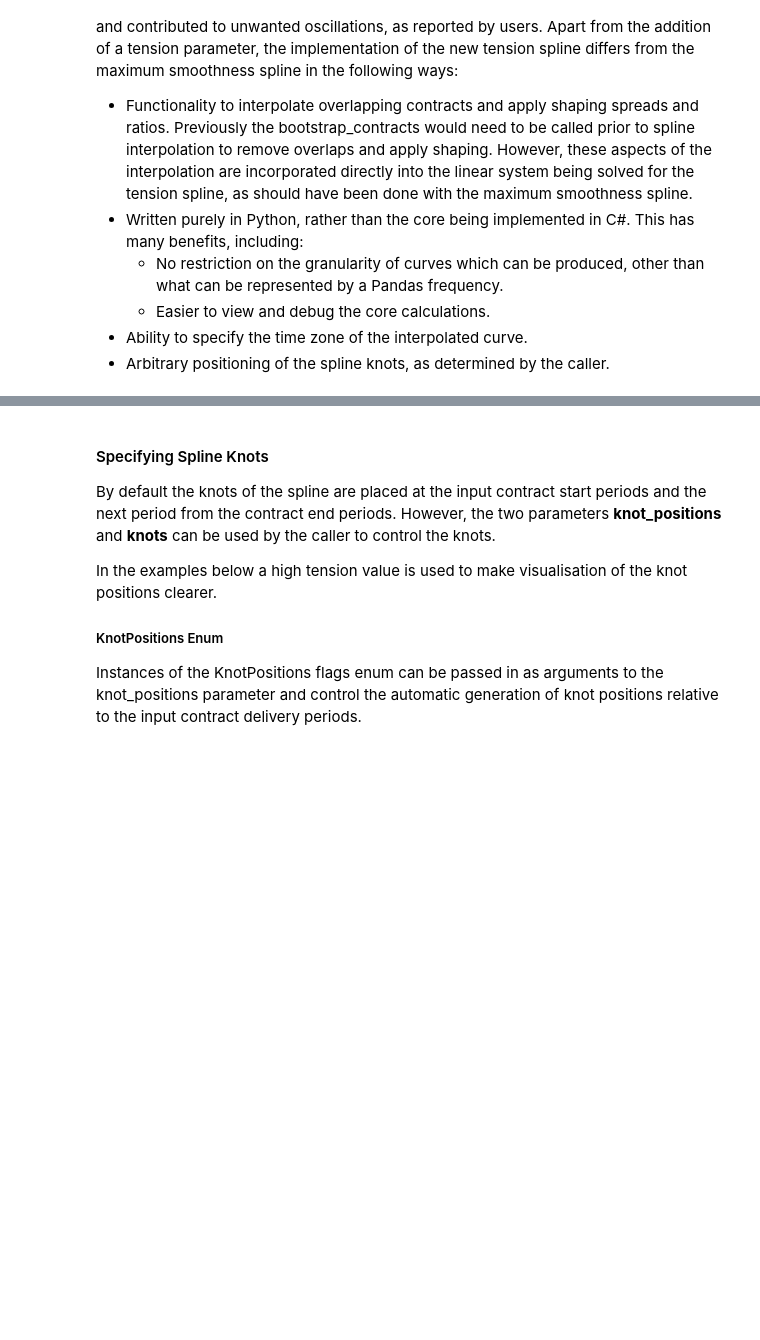
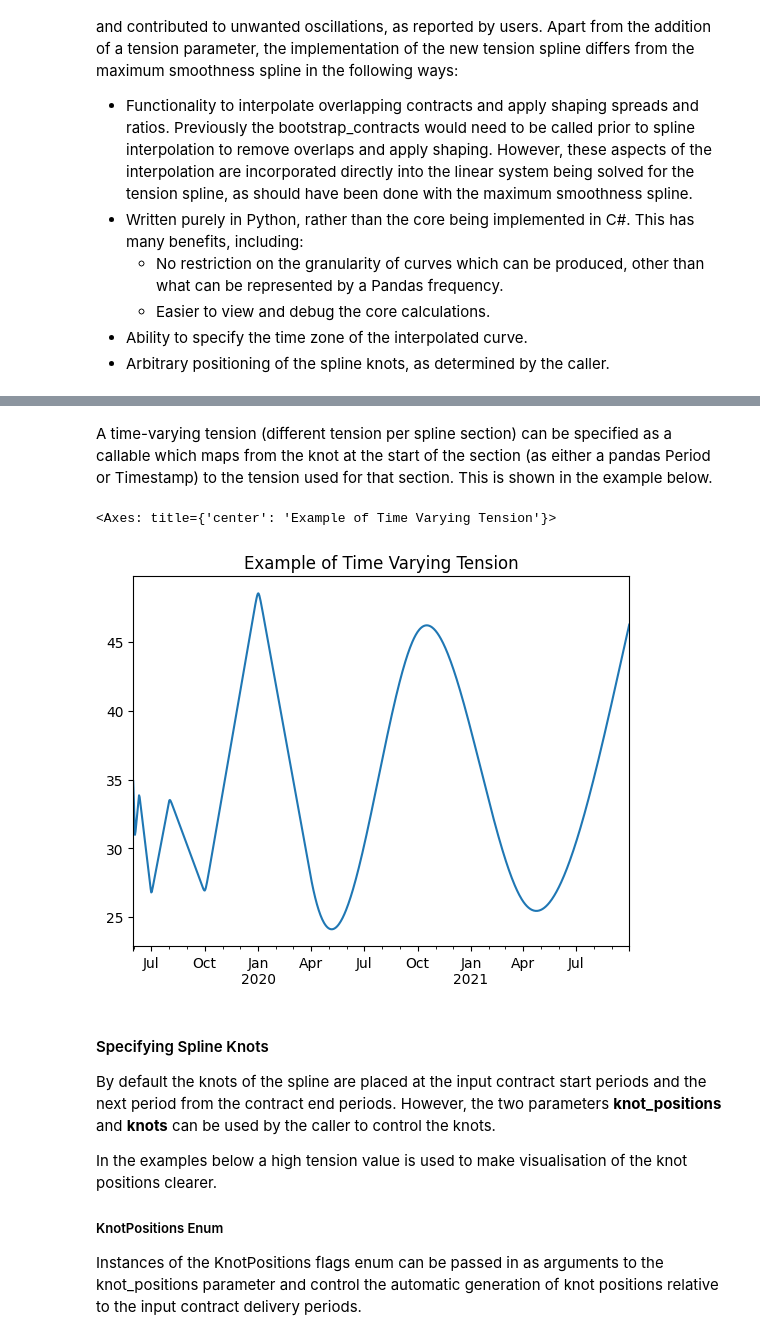
Before and after one commit to tpberntsen/curves, a Jupyter notebook: samples/python/hyperbolic_tension_spline.ipynb, the cells around one changed output, grey strips where cells are left out. Cells and saved outputs as stored; diff of their text form; code cells hidden in the pictures; blank space fills up the shorter version.

```diff
--- a/samples/python/hyperbolic_tension_spline.ipynb
+++ b/samples/python/hyperbolic_tension_spline.ipynb
@@ -18,3 +40,36 @@ The tension parameter to the tension spline, which is described in detail below,
+# %% [markdown]
+A time-varying tension (different tension per spline section) can be specified as a callable which maps from the knot at the start of the section (as either a pandas Period or Timestamp) to the tension used for that section. This is shown in the example below.
+# %%
+from datetime import date
+import pandas as pd
+
+contracts = [
+    (date(2019, 5, 31), 34.875),
+    (date(2019, 6, 1), date(2019, 6, 2), 32.87),
+    ((date(2019, 6, 3), date(2019, 6, 9)), 32.14),
+    (pd.Period(year=2019, month=6, freq='M'), 31.08),
+    (cp.month(2019, 7), 29.95),
+    (cp.q_3(2019), 30.18),
+    (cp.q_4(2019), 37.64),
+    (cp.winter(2019), 38.05),
+    (cp.summer(2020), 32.39),
+    (cp.winter(2020), 37.84),
+    (cp.gas_year(2020), 35.12)
+]
+
+front_tension = 50.0
+back_tension = 0.1
+front_to_back_boundary = pd.Period(year=2020, month=4, day=1, freq='D')
+
+def tension_callable(knot):
+    return front_tension if knot < front_to_back_boundary else back_tension
+
+daily_curve_varying_tension = hyperbolic_tension_spline(contracts, freq='D', tension=tension_callable)
+
+daily_curve_varying_tension.plot(title='Example of Time Varying Tension')
+# %% [output]
+<Axes: title={'center': 'Example of Time Varying Tension'}>
+[figure, added]
 # %% [markdown]
 #### Specifying Spline Knots
 By default the knots of the spline are placed at the input contract start periods and the next period from the contract end periods. However, the two parameters **knot_positions** and **knots** can be used by the caller to control the knots.
```
Also changed, not shown: parts of 3 cells of this notebook.
